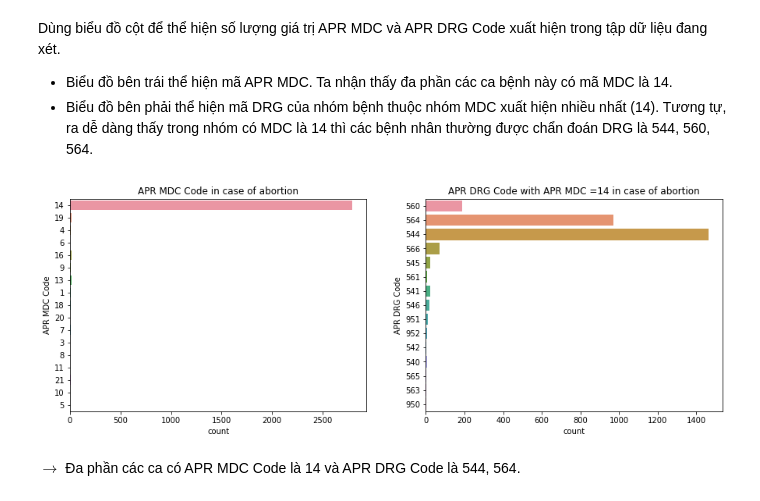
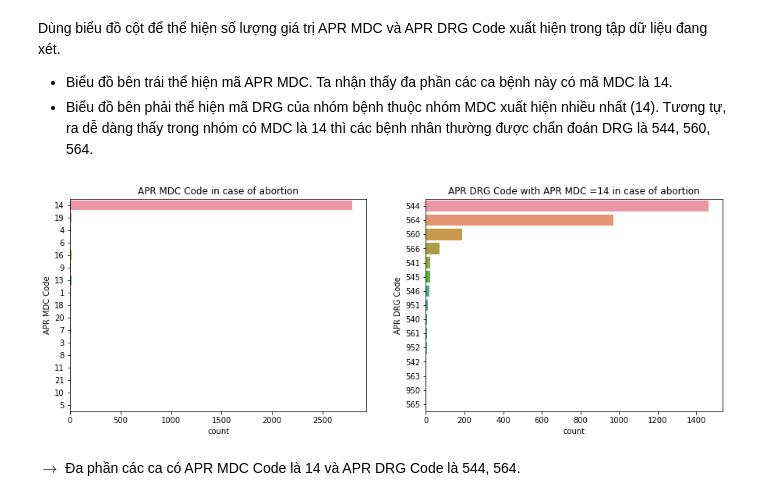
Before and after one commit to viplazylmht/P4DS_final, a Jupyter notebook: P4DS_Final.ipynb, the cells around one changed output. Saved outputs shown, nothing was run; the diff lists cells and outputs as text; code cells hidden in the pictures.

Commit message:
Fix bar chart of APR MDC Code

```diff
--- a/P4DS_Final.ipynb
+++ b/P4DS_Final.ipynb
@@ -979,14 +979,15 @@ Dùng biểu đồ cột để thể hiện số lượng giá trị APR MDC và
 # %%
 fig, axs = plt.subplots(1,2, figsize=(15,5))
 sns.countplot(data = abortion_df, y = 'APR MDC Code', orient='v', ax=axs[0])
 
 axs[0].title.set_text('APR MDC Code in case of abortion')
-sns.countplot(data = abortion_df.loc[abortion_df['APR MDC Code']=='14'], y = 'APR DRG Code', ax = axs[1])
+data_14 = abortion_df.loc[abortion_df['APR MDC Code']=='14']
+sns.countplot(data = data_14, y = 'APR DRG Code', ax = axs[1], order=data_14['APR DRG Code'].value_counts().index)
 
 axs[1].title.set_text('APR DRG Code with APR MDC =14 in case of abortion')
 plt.show()
 # %% [output]
-[figure, old version]
+[figure, new version]
 # %% [markdown]
 $\rightarrow$ Đa phần các ca có APR MDC Code là 14 và APR DRG Code là 544, 564.
 # %% [markdown]
```
